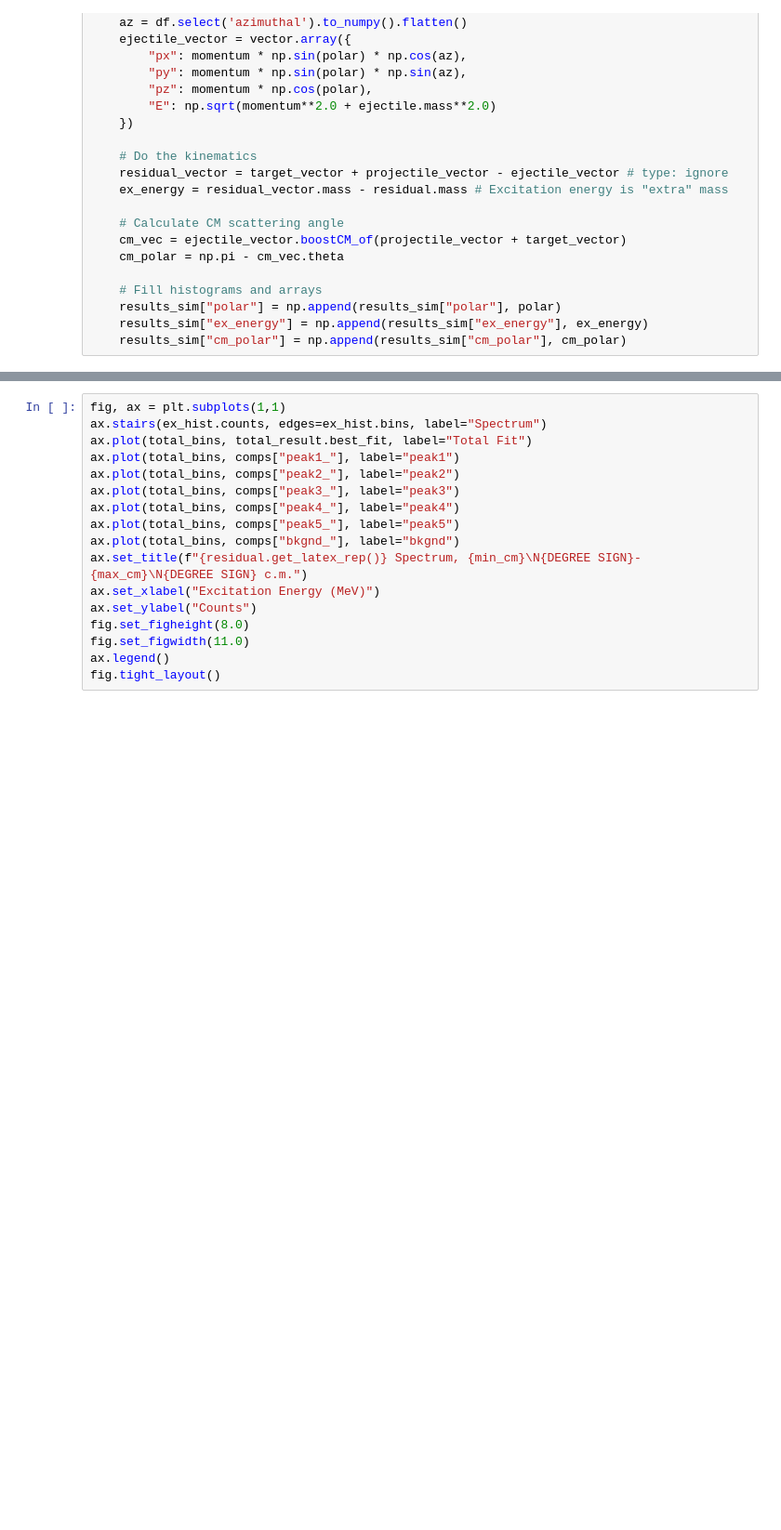
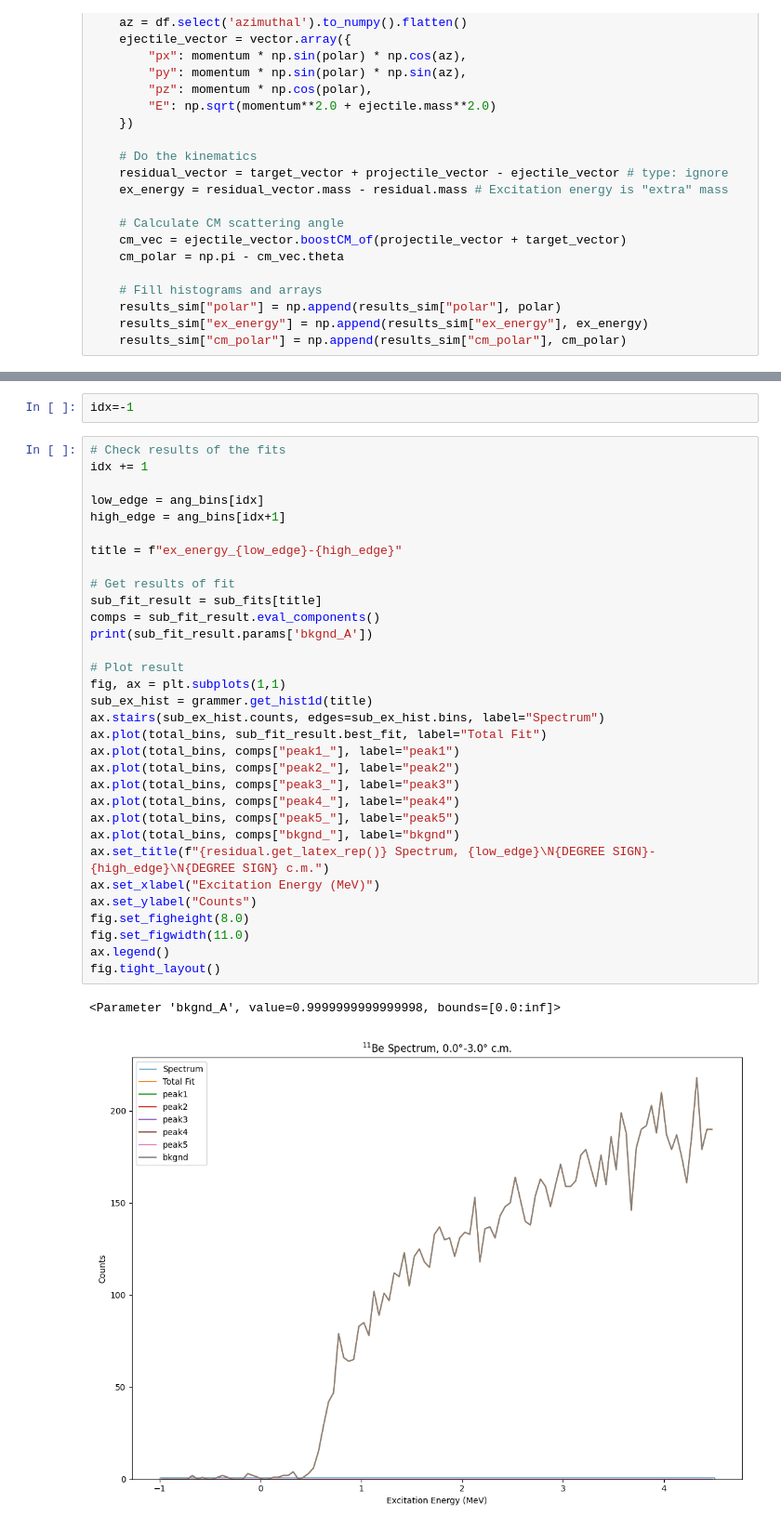
Before and after one commit to sigmanotation/e20009_analysis, a Jupyter notebook: notebooks/new_analysis.ipynb, the cells around one changed output, grey strips where cells are left out. Shown at 93% size. Drawn from its saved outputs; the diff is of its cells as text; blank space fills up the shorter version.

```diff
--- a/notebooks/new_analysis.ipynb
+++ b/notebooks/new_analysis.ipynb
@@ -560,17 +587,37 @@ for idx in range(len(ang_bins) - 1):
+# %%
+idx=-1
 # %%
+# Check results of the fits
+idx += 1
+
+low_edge = ang_bins[idx]
+high_edge = ang_bins[idx+1]
+
+title = f"ex_energy_{low_edge}-{high_edge}"
+
+# Get results of fit
+sub_fit_result = sub_fits[title]
+comps = sub_fit_result.eval_components()
+print(sub_fit_result.params['bkgnd_A'])
+
+# Plot result
 fig, ax = plt.subplots(1,1)
-ax.stairs(ex_hist.counts, edges=ex_hist.bins, label="Spectrum")
-ax.plot(total_bins, total_result.best_fit, label="Total Fit")
+sub_ex_hist = grammer.get_hist1d(title)
+ax.stairs(sub_ex_hist.counts, edges=sub_ex_hist.bins, label="Spectrum")
+ax.plot(total_bins, sub_fit_result.best_fit, label="Total Fit")
 ax.plot(total_bins, comps["peak1_"], label="peak1")
 ax.plot(total_bins, comps["peak2_"], label="peak2")
 ax.plot(total_bins, comps["peak3_"], label="peak3")
 ax.plot(total_bins, comps["peak4_"], label="peak4")
 ax.plot(total_bins, comps["peak5_"], label="peak5")
 ax.plot(total_bins, comps["bkgnd_"], label="bkgnd")
-ax.set_title(f"{residual.get_latex_rep()} Spectrum, {min_cm}\N{DEGREE SIGN}-{max_cm}\N{DEGREE SIGN} c.m.")
+ax.set_title(f"{residual.get_latex_rep()} Spectrum, {low_edge}\N{DEGREE SIGN}-{high_edge}\N{DEGREE SIGN} c.m.")
 ax.set_xlabel("Excitation Energy (MeV)")
 ax.set_ylabel("Counts")
 fig.set_figheight(8.0)
 fig.set_figwidth(11.0)
 ax.legend()
 fig.tight_layout()
+# %% [output]
+<Parameter 'bkgnd_A', value=0.9999999999999998, bounds=[0.0:inf]>
+[figure, added]
```
Also changed, not shown: parts of 19 cells of this notebook.
